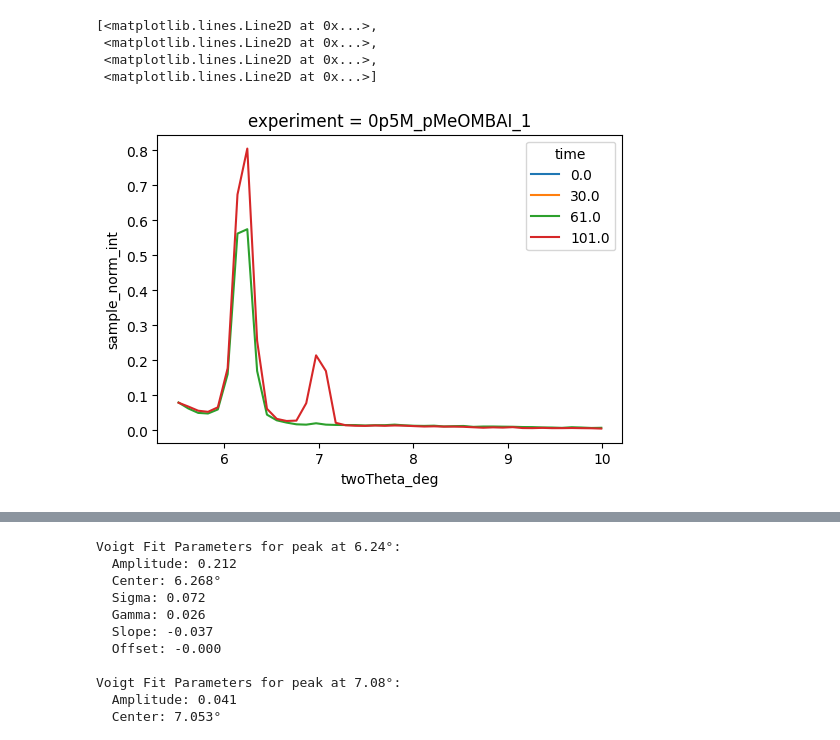
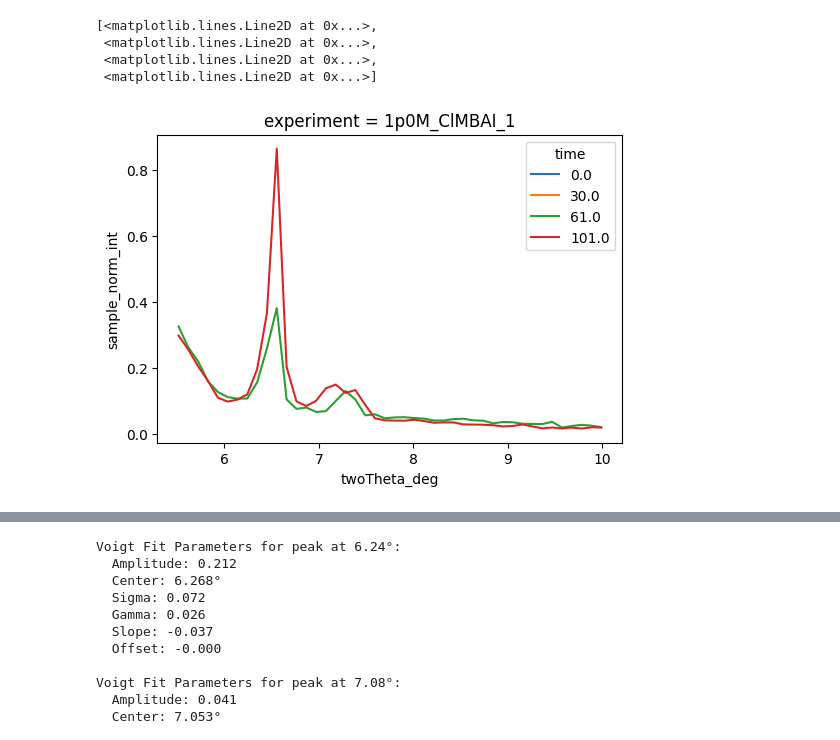
Before and after one commit to yyrliu/als-xrd-12-3-2, a Jupyter notebook: peak_int.ipynb, the cells around one changed output, grey strips where cells are left out. Drawn from its saved outputs; the diff is of its cells as text; code cells hidden in the pictures.

Commit message:
Update plotting

```diff
--- a/peak_int.ipynb
+++ b/peak_int.ipynb
@@ -6,16 +6,16 @@ import xarray as xr
 # %%
 pdataset = xr.open_dataset(r"G:\Shared drives\Sutter-Fella Lab\ECRP-Project\results\beamtime_Dec2025\giwaxs_combined.nc")
 
 pdataset = pdataset.swap_dims({"q_A^-1": "twoTheta_deg"})
 
-sample_1 = pdataset.isel(experiment=3)
+sample_1 = pdataset.isel(experiment=4)
 
 fig, ax = plt.subplots(figsize=(6,4))
 
 sample_1["sample_norm_int"].sel(twoTheta_deg=slice(5.5, 10)).sel(time=[0, 30, 60, 100], method='nearest').plot.line(x="twoTheta_deg", ax=ax)
 # %% [output]
 [<matplotlib.lines.Line2D at 0x...>,
  <matplotlib.lines.Line2D at 0x...>,
  <matplotlib.lines.Line2D at 0x...>,
  <matplotlib.lines.Line2D at 0x...>]
-[figure, old version]
+[figure, new version]
```
Also changed, not shown: parts of 6 cells of this notebook, 1 other file.
